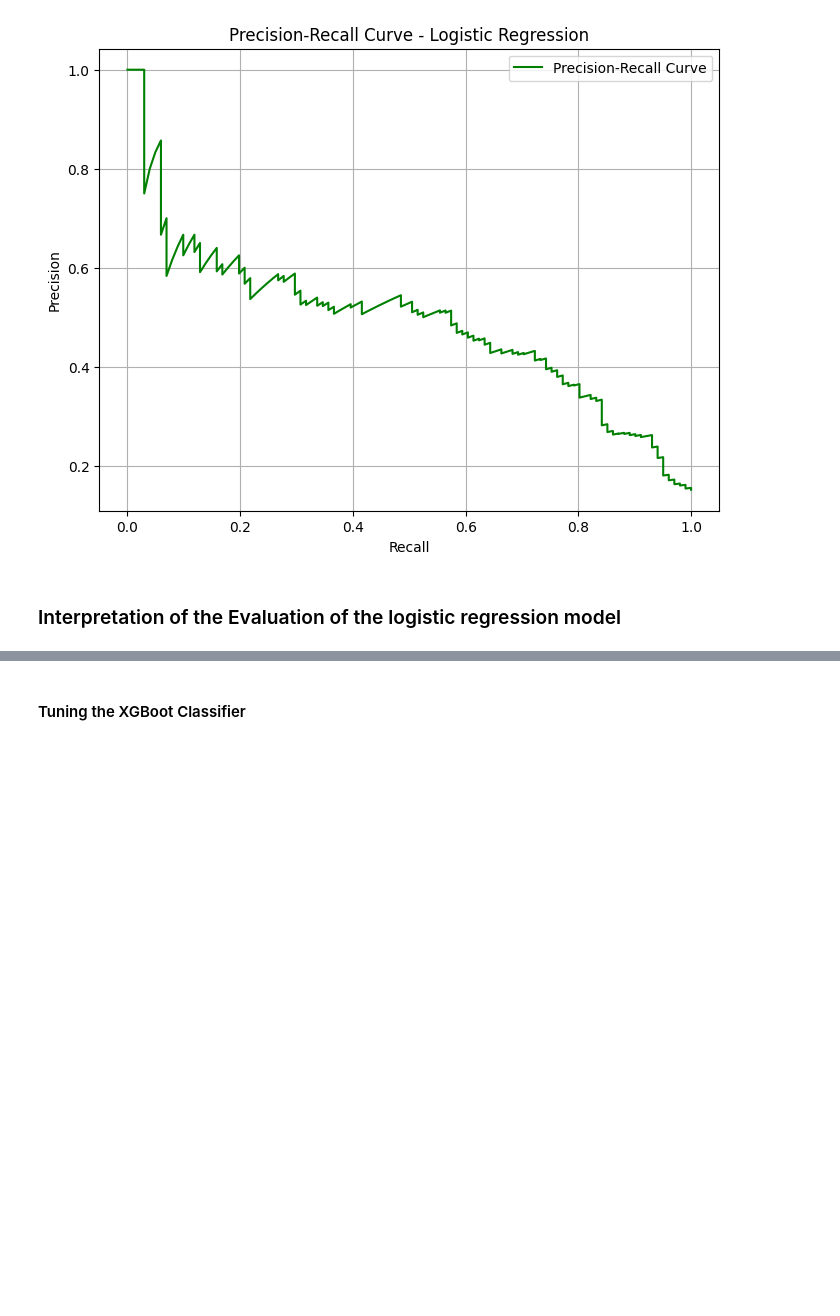
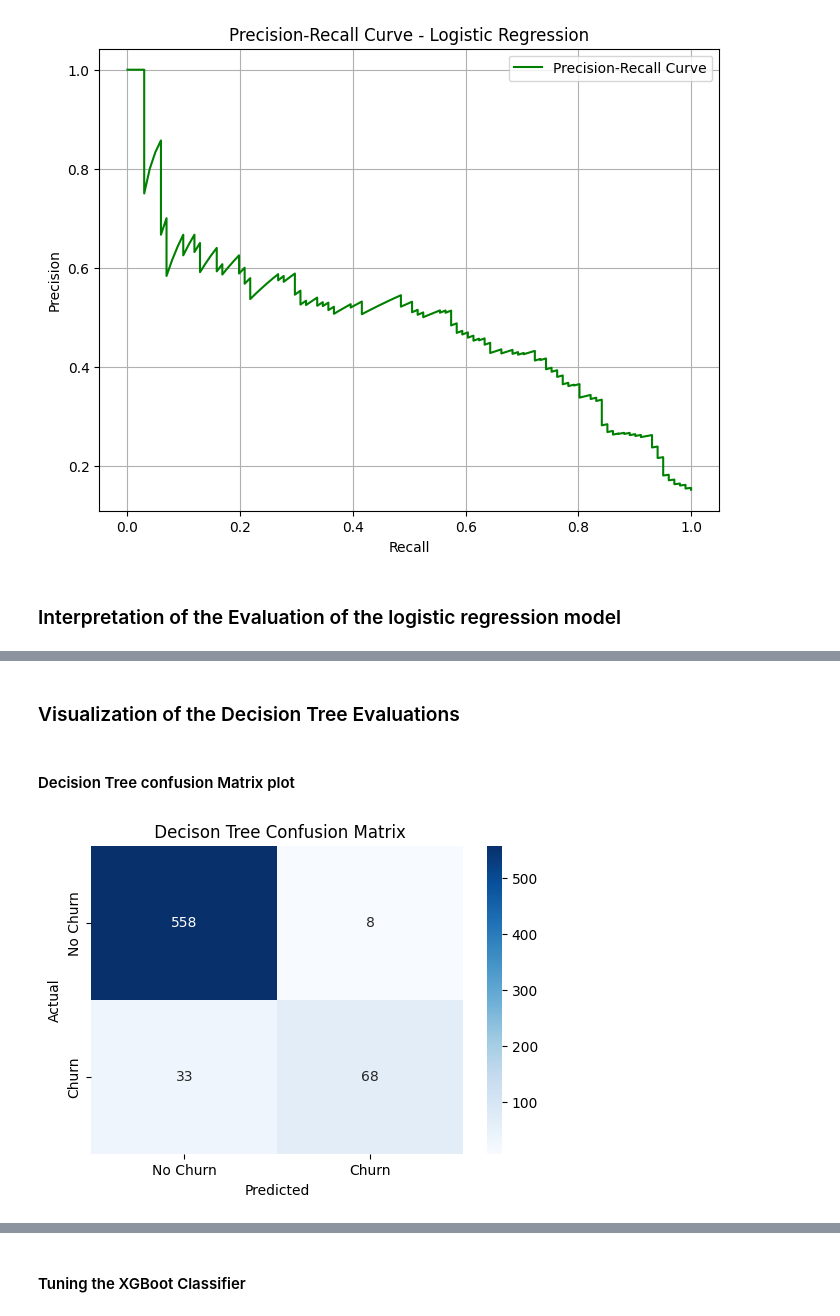
Before and after one commit to charlesot/DSF-PT08P3-Phase-3-project-, a Jupyter notebook: index.ipynb, the cells around one changed output, grey strips where cells are left out. Cells and saved outputs as stored; diff of their text form; code cells hidden in the pictures; blank space fills up the shorter version.

Commit message:
including decision tree model in the notebook

```diff
--- a/index.ipynb
+++ b/index.ipynb
@@ -703,0 +752,7 @@ The Results are due to class imbalance of the test sample, needs further test mo
+# %%
+decision_tree = DecisionTreeClassifier(
+    criterion = 'gini', # gini impurity criterion
+    max_depth=5,  # maximum depth of the tree
+    min_samples_split=10,  # minimum number of samples required to split an internal node. It is set at 10 to reduce likelihood to overfitting
+    random_state=42  # random state for reproducibility
+)
@@ -703,0 +761,2 @@ The Results are due to class imbalance of the test sample, needs further test mo
+# %%
+decision_tree.fit(X_train,y_train)
@@ -703,0 +767,3 @@ The Results are due to class imbalance of the test sample, needs further test mo
+# %%
+y_pred_dt = decision_tree.predict(X_test)
+y_proba_dt = decision_tree.predict_proba(X_test)[:,1]
@@ -703,0 +772,17 @@ The Results are due to class imbalance of the test sample, needs further test mo
+# %%
+Accuracy_dt= accuracy_score(y_test, y_pred_dt)
+confusion_dt = confusion_matrix(y_test, y_pred_dt)
+Report_dt = classification_report(y_test, y_pred_dt)
+roc_auc_dt = roc_auc_score(y_test, y_pred_dt)
+
+
+print("Decision Tree Results")
+print('-' * 80)
+print("Accuracy:", Accuracy_dt)
+print('-' * 80)
+print("Confusion Matrix:\n", confusion_dt)
+print('-' * 80)
+print("Classification Report:\n", Report_dt)
+print('-' * 80)
+print("ROC AUC Score:", roc_auc_dt)
+print('-' * 80)
@@ -703,0 +807,14 @@ The Results are due to class imbalance of the test sample, needs further test mo
+# %% [markdown]
+### Visualization of the Decision Tree Evaluations
+# %% [markdown]
+#### Decision Tree confusion Matrix plot
+# %%
+plt.figure(figsize=(6, 4))
+sns.heatmap(confusion_dt, annot=True, fmt='d', cmap='Blues',
+            xticklabels=['No Churn', 'Churn'], yticklabels=['No Churn', 'Churn'])
+plt.title(" Decison Tree Confusion Matrix")
+plt.xlabel("Predicted")
+plt.ylabel("Actual")
+plt.show()
+# %% [output]
+[figure, added]
```
Also changed, not shown: parts of 25 cells of this notebook.
